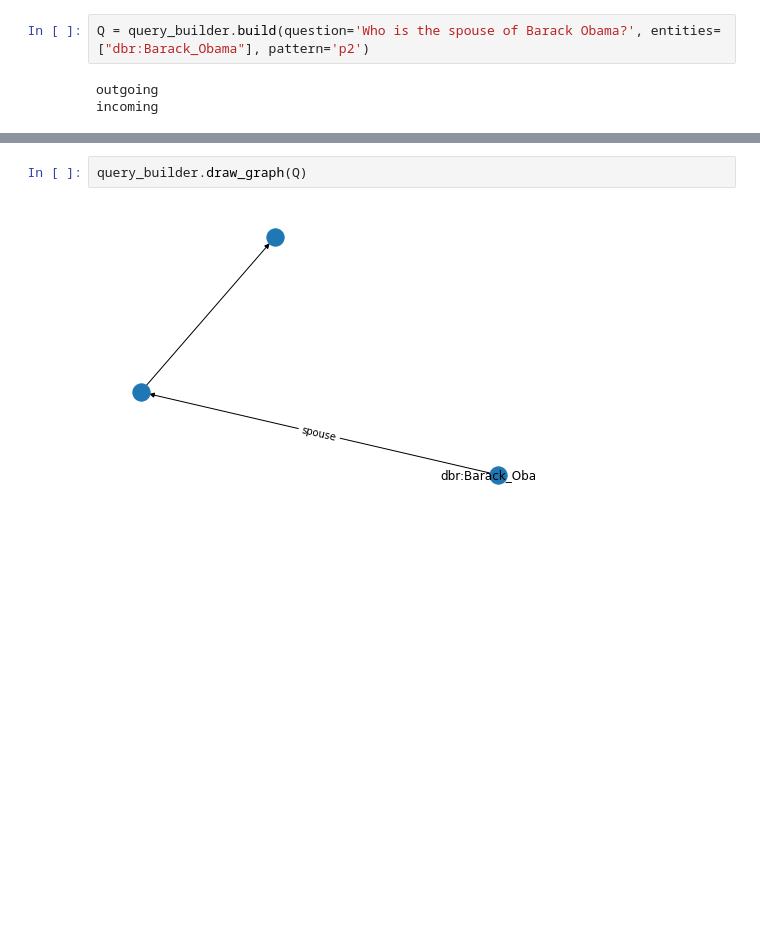
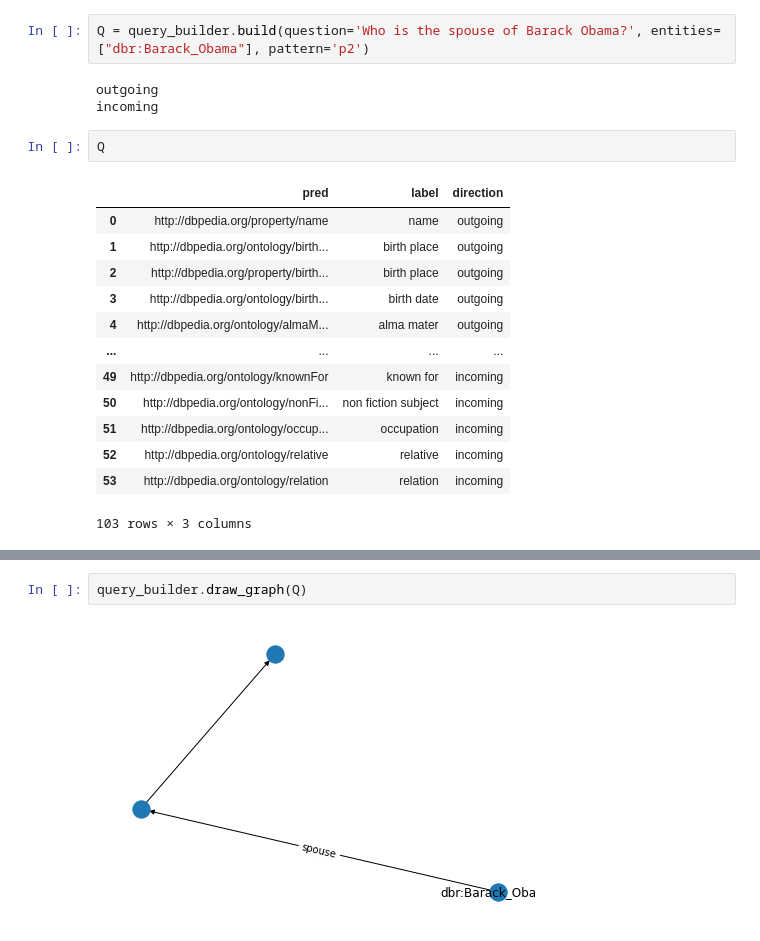
Before and after one commit to rpo19/AIQuestionAnswering, a Jupyter notebook: knowledgeGraph/notebooks/query_construction.ipynb, the cells around one changed output, grey strips where cells are left out. Saved outputs shown, nothing was run; the diff lists cells and outputs as text; blank space fills up the shorter version.

```diff
--- a/knowledgeGraph/notebooks/query_construction.ipynb
+++ b/knowledgeGraph/notebooks/query_construction.ipynb
@@ -485,3 +563,19 @@ Q = query_builder.build(question='Who is the spouse of Barack Obama?', entities=
 # %% [output]
 outgoing
 incoming
+# %%
+Q
+# %% [output]
+|  | pred | label | direction |
+| 0 | http://dbpedia.org/property/name | name | outgoing |
+| 1 | http://dbpedia.org/ontology/birth... | birth place | outgoing |
+| 2 | http://dbpedia.org/property/birth... | birth place | outgoing |
+| 3 | http://dbpedia.org/ontology/birth... | birth date | outgoing |
+| 4 | http://dbpedia.org/ontology/almaM... | alma mater | outgoing |
+| ... | ... | ... | ... |
+| 49 | http://dbpedia.org/ontology/knownFor | known for | incoming |
+| 50 | http://dbpedia.org/ontology/nonFi... | non fiction subject | incoming |
+| 51 | http://dbpedia.org/ontology/occup... | occupation | incoming |
+| 52 | http://dbpedia.org/ontology/relative | relative | incoming |
+| 53 | http://dbpedia.org/ontology/relation | relation | incoming |
+103 rows × 3 columns
```
Also changed, not shown: parts of 2 cells of this notebook.
